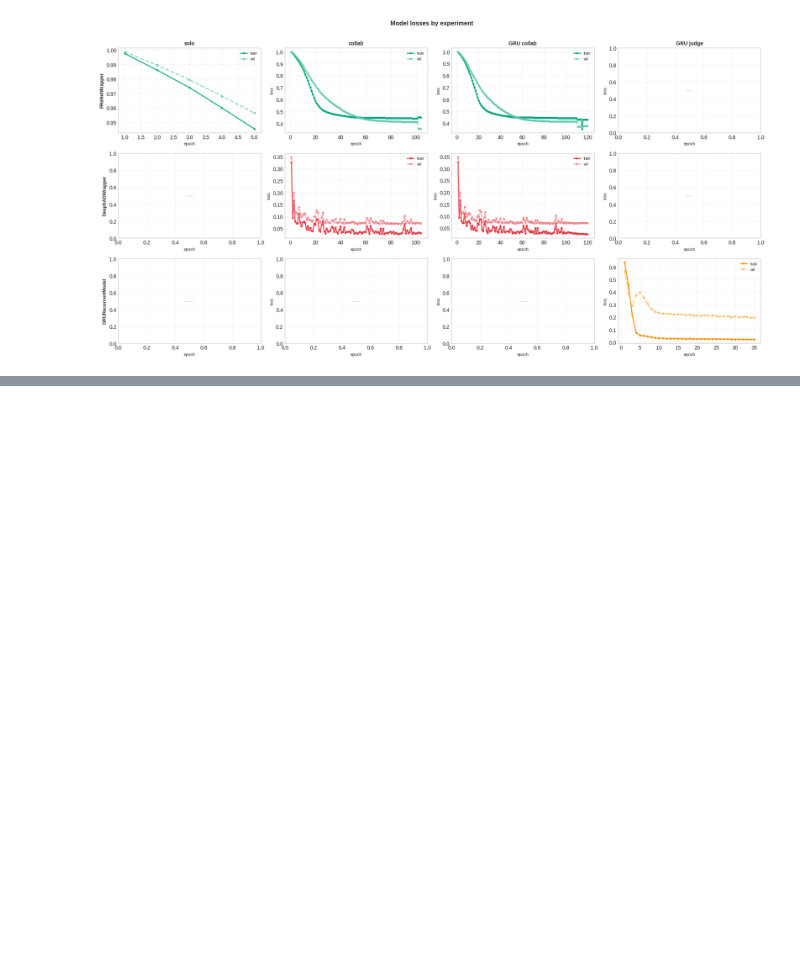
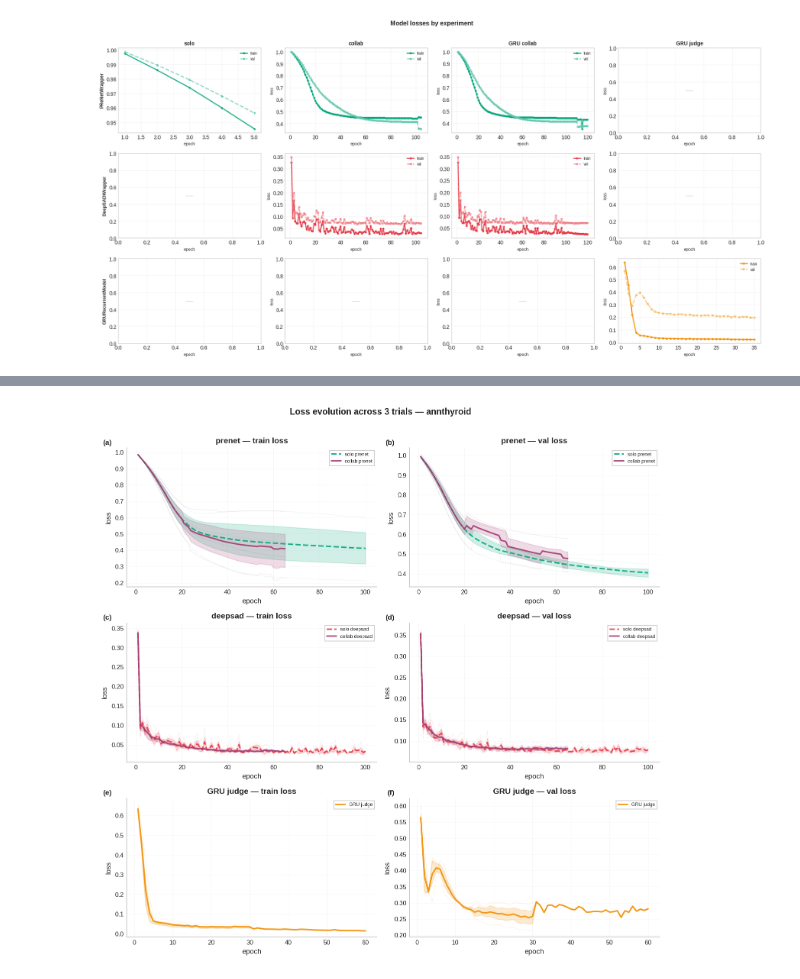
Before and after one commit to SafiUllahAdam/CLADBench_02_main, a Jupyter notebook: src/alpha.ipynb, the cells around one changed output, grey strips where cells are left out. Cells and saved outputs as stored; diff of their text form; code cells hidden in the pictures; blank space fills up the shorter version.

```diff
--- a/src/alpha.ipynb
+++ b/src/alpha.ipynb
@@ -1306,2 +1238,76 @@ To reload later:
       meta = json.loads(f.readline().removeprefix('#META:'))
       df = pd.read_csv(f)
+# %%
+# ══════════════════════════════════════════════════════════════════════
+# CV LOSS EVOLUTION  –  train & val loss ribbons across trials
+# Rows = per-model (solo vs collab) + GRU judge
+# Cols = train loss | val loss
+# ribbon = IQR (Q25–Q75) across trials; thin traces = individual trials
+# ══════════════════════════════════════════════════════════════════════
+
+def _plot_loss_iqr(ax, arr, color, label, ls="-"):
+    """Mean ± IQR ribbon + individual trial traces."""
+    if arr is None:
+        return
+    x    = np.arange(1, arr.shape[1] + 1)
+    mean = np.nanmean(arr, axis=0)
+    q25  = np.nanpercentile(arr, 25, axis=0)
+    q75  = np.nanpercentile(arr, 75, axis=0)
+    for t in range(arr.shape[0]):
+        v = ~np.isnan(arr[t])
+        ax.plot(x[v], arr[t][v], color=color, alpha=0.12, linewidth=0.6, ls=ls)
+    valid = ~np.isnan(mean)
+    ax.plot(x[valid], mean[valid], color=color, linewidth=1.8, ls=ls,
+            label=label, alpha=0.9, zorder=3)
+    ax.fill_between(x[valid], q25[valid], q75[valid], color=color, alpha=0.18)
+
+model_names_cv = cv_results["model_names"]
+n_rows = len(model_names_cv) + (1 if has_recurrent else 0)
+fig_losses, axes_l = plt.subplots(n_rows, 2, figsize=(10, 3.2 * n_rows),
+                                   squeeze=False)
+
+for r, name in enumerate(model_names_cv):
+    color_solo   = COLORS.get(name, "#555")
+    color_collab = COLORS["collab"]
+
+    for c_idx, loss_key in enumerate(["train_loss", "val_loss"]):
+        ax = axes_l[r, c_idx]
+        _plot_loss_iqr(ax,
+            _pad_and_stack(cv_results["solo"][name][loss_key]),
+            color_solo, f"solo {name}", ls="--")
+        _plot_loss_iqr(ax,
+            _pad_and_stack(cv_results["collab"][name][loss_key]),
+            color_collab, f"collab {name}", ls="-")
+        ax.set_title(f"{name} — {'train' if c_idx == 0 else 'val'} loss",
+                     fontweight="bold")
+        ax.set_xlabel("epoch"); ax.set_ylabel("loss")
+        ax.legend(fontsize=6, frameon=True, framealpha=0.9,
+                  edgecolor="#cccccc", fancybox=False)
+        panel_letter = chr(ord("a") + r * 2 + c_idx)
+        ax.text(-0.06, 1.06, f"({panel_letter})", transform=ax.transAxes,
+                fontsize=9, fontweight="bold", va="top", ha="right")
+
+# GRU row
+if has_recurrent:
+    r_gru = len(model_names_cv)
+    for c_idx, loss_key in enumerate(["train_loss", "val_loss"]):
+        ax = axes_l[r_gru, c_idx]
+        _plot_loss_iqr(ax,
+            _pad_and_stack(cv_results["gru"][loss_key]),
+            COLORS["gru"], "GRU judge", ls="-")
+        ax.set_title(f"GRU judge — {'train' if c_idx == 0 else 'val'} loss",
+                     fontweight="bold")
+        ax.set_xlabel("epoch"); ax.set_ylabel("loss")
+        ax.legend(fontsize=6, frameon=True, framealpha=0.9,
+                  edgecolor="#cccccc", fancybox=False)
+        panel_letter = chr(ord("a") + r_gru * 2 + c_idx)
+        ax.text(-0.06, 1.06, f"({panel_letter})", transform=ax.transAxes,
+                fontsize=9, fontweight="bold", va="top", ha="right")
+
+fig_losses.suptitle(
+    f"Loss evolution across {cv_results['n_trials']} trials — {DATASET_CONFIG['name']}",
+    fontweight="bold", fontsize=11, y=1.01)
+fig_losses.tight_layout()
+plt.show()
+# %% [output]
+[figure, added]
```
Also changed, not shown: parts of 11 cells of this notebook, 27 other files.
